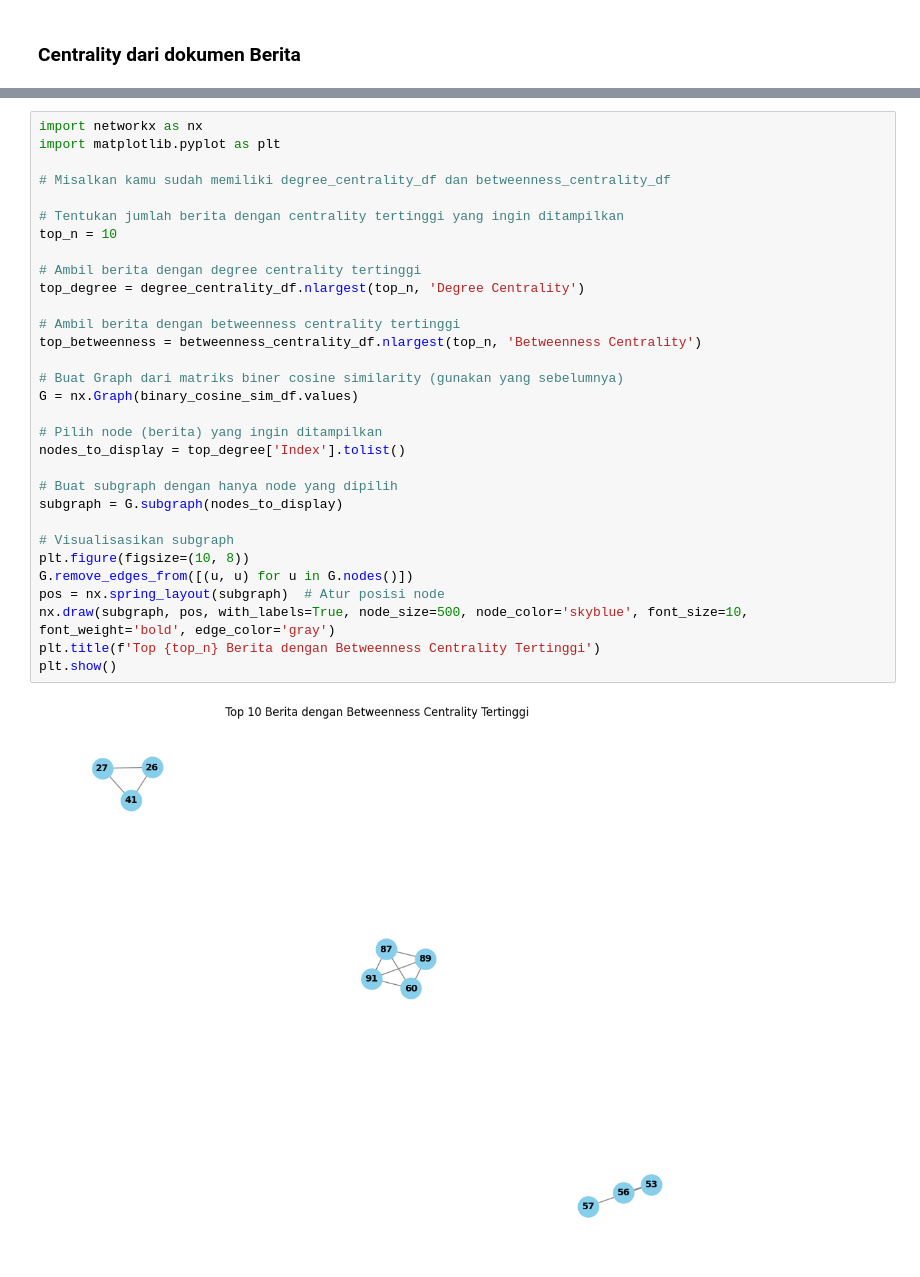
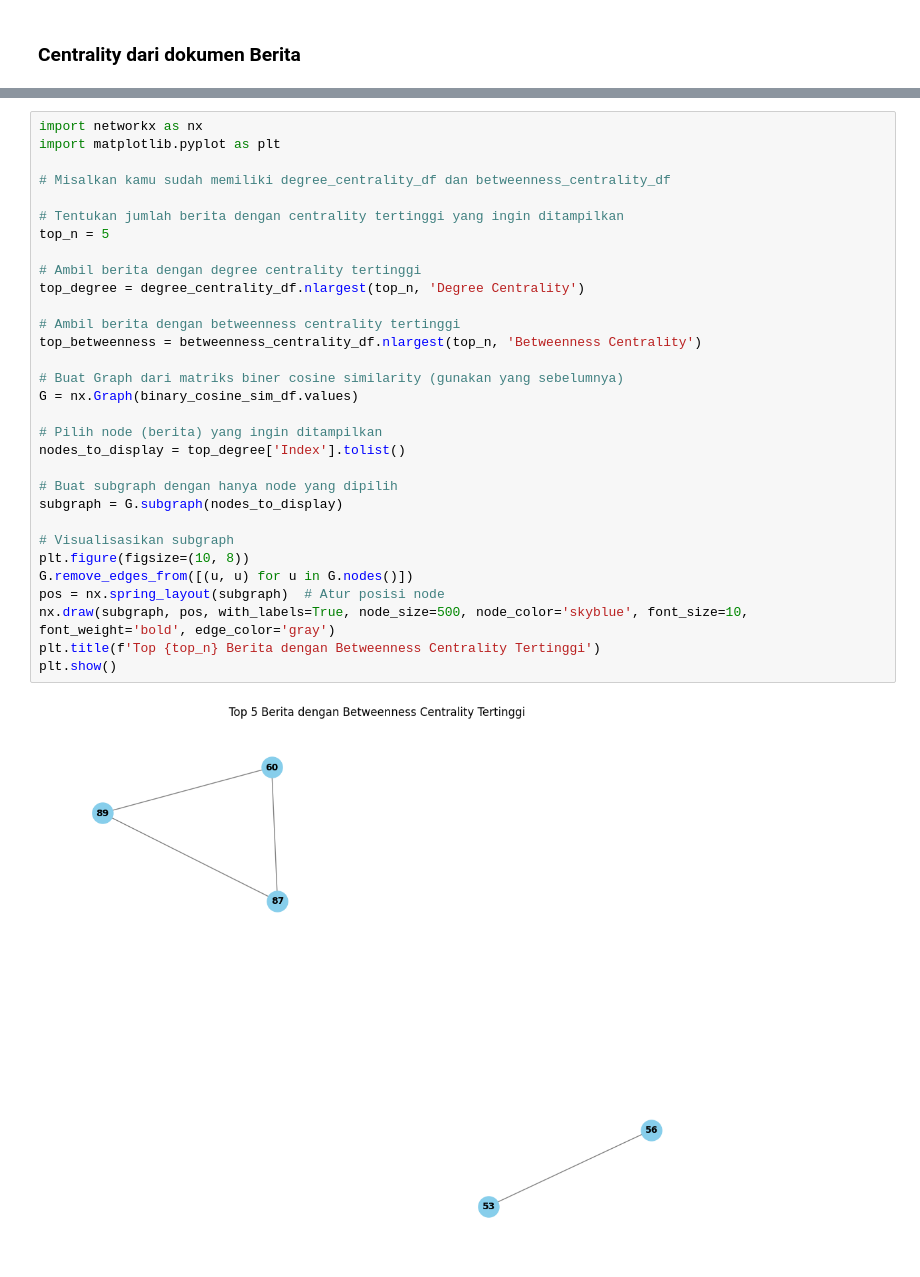
Before and after one commit to RahmaNhz/PPW, a Jupyter notebook: _sources/100beritaToGraf.ipynb, the cells around one changed output, grey strips where cells are left out. Cells and saved outputs as stored; diff of their text form.

```diff
--- a/_sources/100beritaToGraf.ipynb
+++ b/_sources/100beritaToGraf.ipynb
@@ -205,32 +206,32 @@ Betweenness Centrality:
 import networkx as nx
 import matplotlib.pyplot as plt
 
 # Misalkan kamu sudah memiliki degree_centrality_df dan betweenness_centrality_df
 
 # Tentukan jumlah berita dengan centrality tertinggi yang ingin ditampilkan
-top_n = 10
+top_n = 5
 
 # Ambil berita dengan degree centrality tertinggi
 top_degree = degree_centrality_df.nlargest(top_n, 'Degree Centrality')
 
 # Ambil berita dengan betweenness centrality tertinggi
 top_betweenness = betweenness_centrality_df.nlargest(top_n, 'Betweenness Centrality')
 
 # Buat Graph dari matriks biner cosine similarity (gunakan yang sebelumnya)
 G = nx.Graph(binary_cosine_sim_df.values)
 
 # Pilih node (berita) yang ingin ditampilkan
 nodes_to_display = top_degree['Index'].tolist()
 
 # Buat subgraph dengan hanya node yang dipilih
 subgraph = G.subgraph(nodes_to_display)
 
 # Visualisasikan subgraph
 plt.figure(figsize=(10, 8))
 G.remove_edges_from([(u, u) for u in G.nodes()])
 pos = nx.spring_layout(subgraph)  # Atur posisi node
 nx.draw(subgraph, pos, with_labels=True, node_size=500, node_color='skyblue', font_size=10, font_weight='bold', edge_color='gray')
 plt.title(f'Top {top_n} Berita dengan Betweenness Centrality Tertinggi')
 plt.show()
 # %% [output]
-[figure, old version]
+[figure, new version]
```
Also changed, not shown: parts of 2 cells of this notebook, 14 other files.
